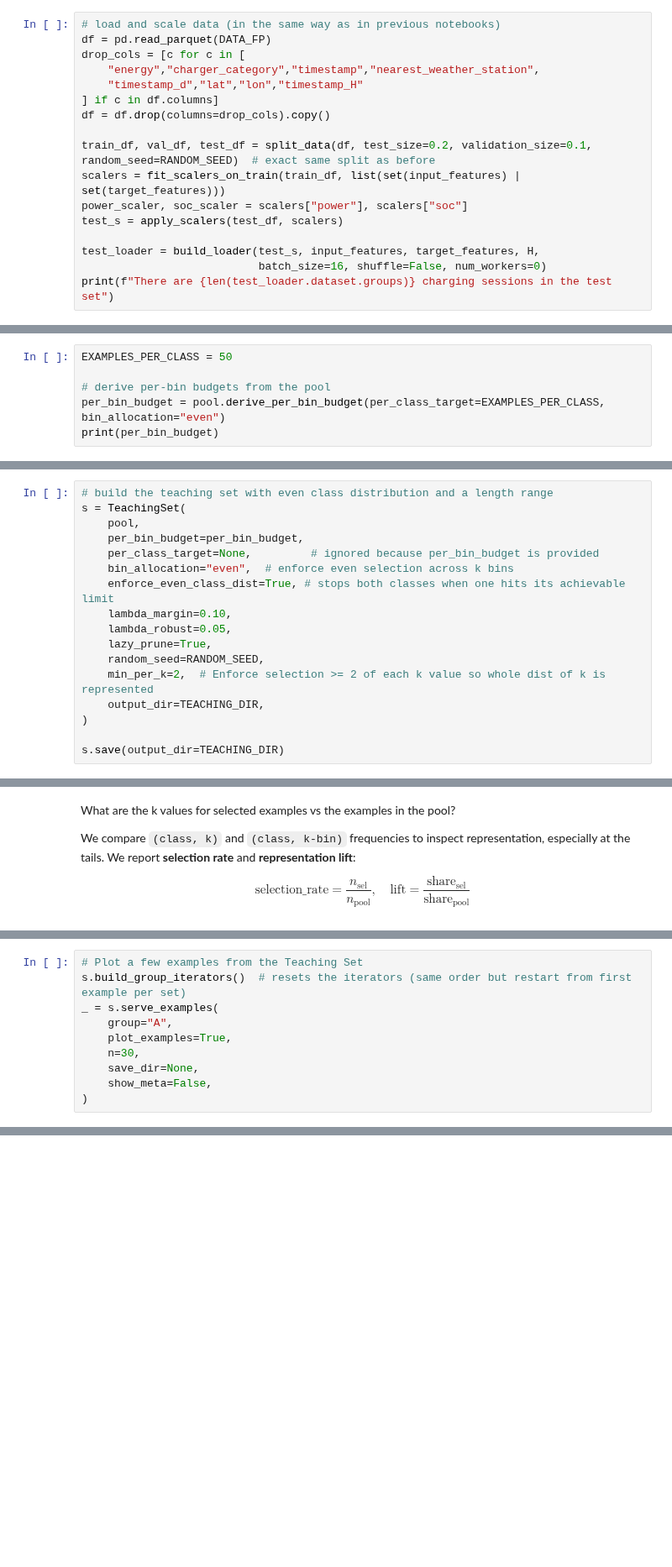
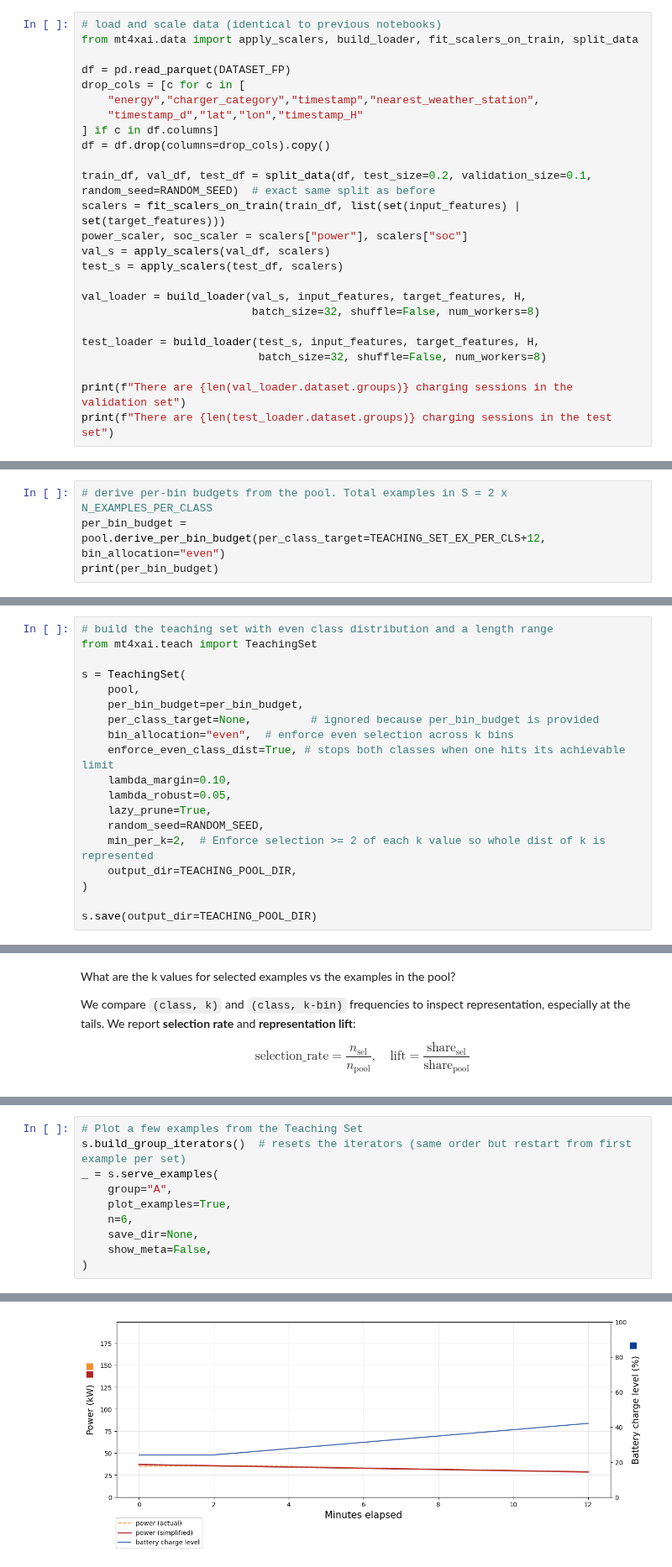
Before and after one commit to SebastianRokholt/Machine-Teaching-for-XAI--TimeSeries-Models, a Jupyter notebook: Notebooks/06__MT4XAI.ipynb, the cells around one changed output, grey strips where cells are left out. Shown at 84% size. Cells and saved outputs as stored; diff of their text form; blank space fills up the shorter version.

Commit message:
refactor: Updated notebooks 5 and 6 to reflect new model arch

```diff
--- a/Notebooks/06__MT4XAI.ipynb
+++ b/Notebooks/06__MT4XAI.ipynb
@@ -112,8 +130,10 @@ Loaded pretrained forecasting model MultiHorizonLSTM(
 ### 1.3 Data Preparation
 In this section, we will load, transform, and split the data in exactly the same way as we did previously in order to extract the test set, which we will use as a starting point for building the teaching set $S$.
 # %%
-# load and scale data (in the same way as in previous notebooks)
-df = pd.read_parquet(DATA_FP)
+# load and scale data (identical to previous notebooks)
+from mt4xai.data import apply_scalers, build_loader, fit_scalers_on_train, split_data
+
+df = pd.read_parquet(DATASET_FP)
 drop_cols = [c for c in [
     "energy","charger_category","timestamp","nearest_weather_station",
     "timestamp_d","lat","lon","timestamp_H"
@@ -123,9 +143,15 @@ df = df.drop(columns=drop_cols).copy()
 train_df, val_df, test_df = split_data(df, test_size=0.2, validation_size=0.1, random_seed=RANDOM_SEED)  # exact same split as before
 scalers = fit_scalers_on_train(train_df, list(set(input_features) | set(target_features)))
 power_scaler, soc_scaler = scalers["power"], scalers["soc"]
+val_s = apply_scalers(val_df, scalers)
 test_s = apply_scalers(test_df, scalers)
 
+val_loader = build_loader(val_s, input_features, target_features, H,
+                          batch_size=32, shuffle=False, num_workers=8)
+
 test_loader = build_loader(test_s, input_features, target_features, H,
-                           batch_size=16, shuffle=False, num_workers=0)
+                           batch_size=32, shuffle=False, num_workers=8)
+
+print(f"There are {len(val_loader.dataset.groups)} charging sessions in the validation set")
 print(f"There are {len(test_loader.dataset.groups)} charging sessions in the test set")
 # %% [output]
@@ -249,8 +355,6 @@ Two policies are supported:
 
 We stick with **even** for clarity.
 # %%
-EXAMPLES_PER_CLASS = 50
-
-# derive per-bin budgets from the pool
-per_bin_budget = pool.derive_per_bin_budget(per_class_target=EXAMPLES_PER_CLASS, bin_allocation="even")
+# derive per-bin budgets from the pool. Total examples in S = 2 x N_EXAMPLES_PER_CLASS
+per_bin_budget = pool.derive_per_bin_budget(per_class_target=TEACHING_SET_EX_PER_CLS+12, bin_allocation="even")
 print(per_bin_budget)
@@ -274,6 +380,8 @@ $$
 We also add the *deterministic* lever: `min_per_k=1` inside each bin to ensure rare `k` values are represented.
 # %%
 # build the teaching set with even class distribution and a length range
+from mt4xai.teach import TeachingSet
+
 s = TeachingSet(
     pool,
     per_bin_budget=per_bin_budget,
@@ -285,7 +393,7 @@ s = TeachingSet(
     lazy_prune=True,
     random_seed=RANDOM_SEED,
     min_per_k=2,  # Enforce selection >= 2 of each k value so whole dist of k is represented
-    output_dir=TEACHING_DIR,
+    output_dir=TEACHING_POOL_DIR,
 )
 
-s.save(output_dir=TEACHING_DIR)
+s.save(output_dir=TEACHING_POOL_DIR)
@@ -486,7 +654,8 @@ s.build_group_iterators()  # resets the iterators (same order but restart from f
 _ = s.serve_examples(
     group="A",
     plot_examples=True,
-    n=30,
+    n=6,
     save_dir=None,
     show_meta=False,
 )
+# %% [output]
@@ -492,0 +664 @@ _ = s.serve_examples(
+[figure, added]
```
Also changed, not shown: parts of 22 cells of this notebook, 12 other files.
